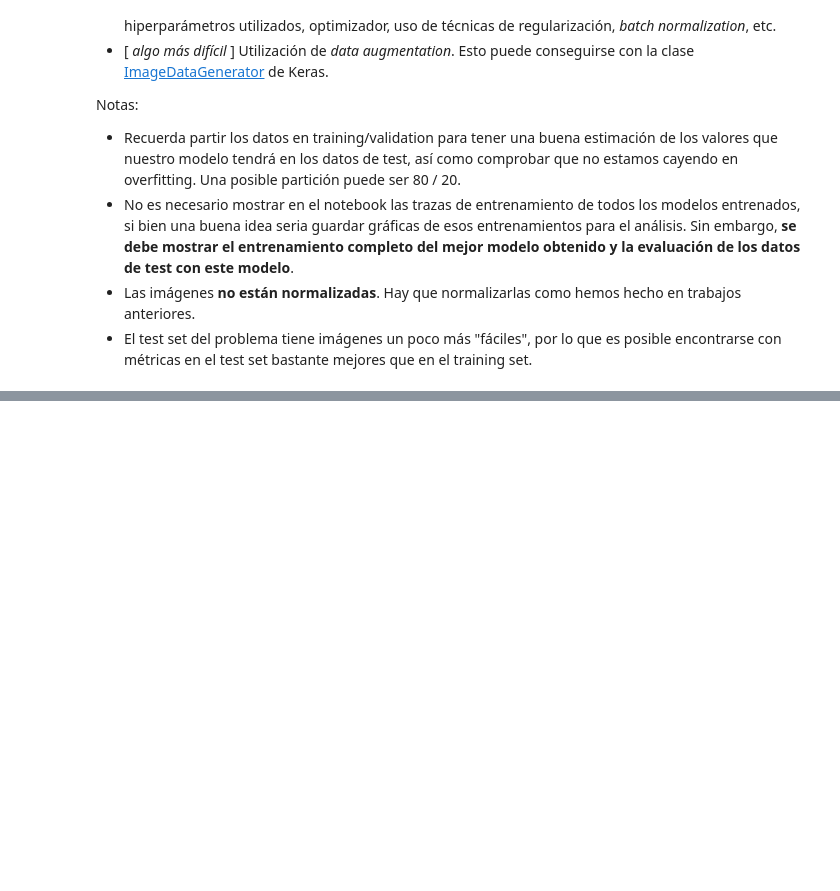
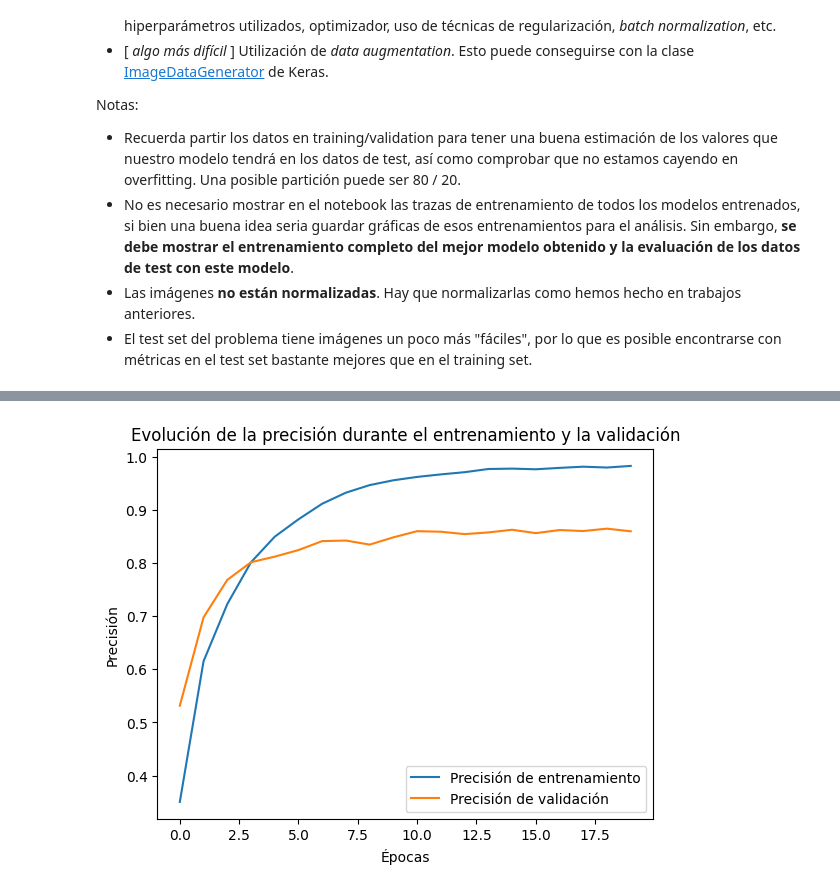
Before and after one commit to Rms78/Act2, a Jupyter notebook: Actividad_2_Redes_Neuronales_Convolucionales_CNN.ipynb, the cells around one changed output, grey strips where cells are left out. Saved outputs shown, nothing was run; the diff lists cells and outputs as text; code cells hidden in the pictures; blank space fills up the shorter version.

```diff
--- a/Actividad_2_Redes_Neuronales_Convolucionales_CNN.ipynb
+++ b/Actividad_2_Redes_Neuronales_Convolucionales_CNN.ipynb
@@ -179,0 +313,12 @@ Notas:
+# %%
+######################################################
+# Graficamos la evolución de las precisiones durante el entrenamiento y la validación
+plt.plot(history.history['accuracy'], label='Precisión de entrenamiento')
+plt.plot(history.history['val_accuracy'], label='Precisión de validación')
+plt.xlabel('Épocas')
+plt.ylabel('Precisión')
+plt.title('Evolución de la precisión durante el entrenamiento y la validación')
+plt.legend()
+plt.show()
+# %% [output]
+[figure, added]
```
Also changed, not shown: parts of 33 cells of this notebook.
